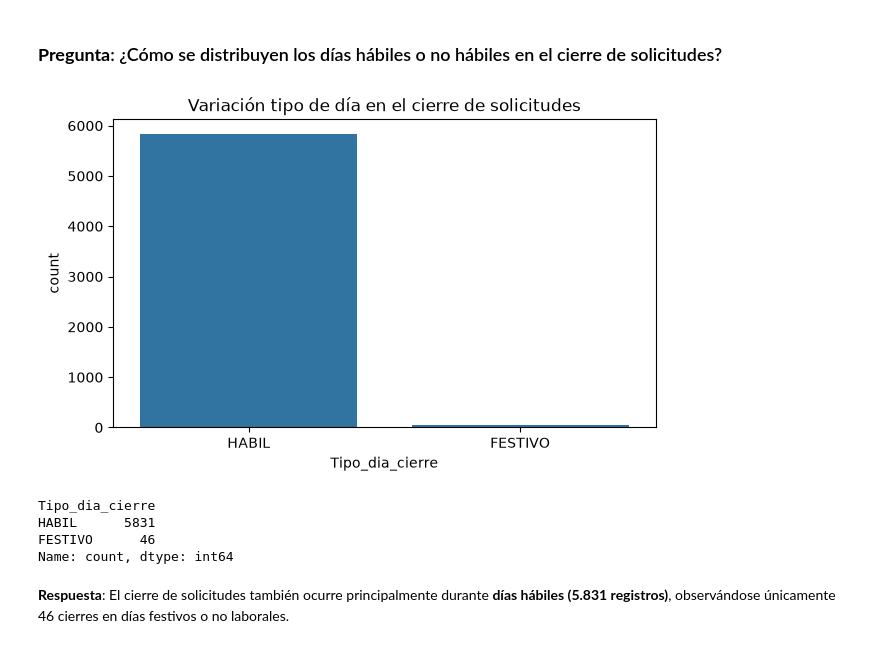
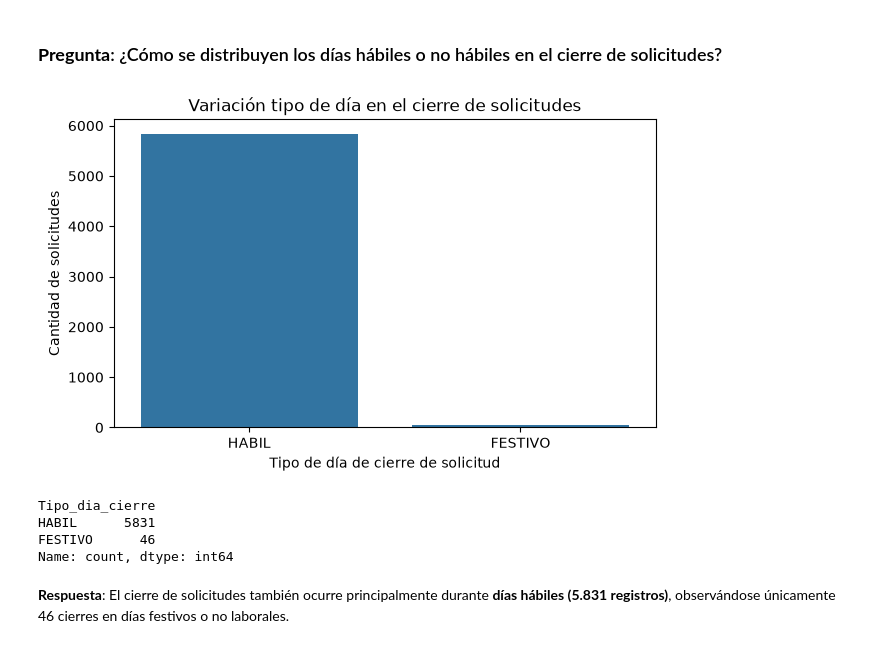
Before and after one commit to DiazJSC/AccesClean_proyecto, a Jupyter notebook: src/03_EDA.ipynb, the cells around one changed output. Saved outputs shown, nothing was run; the diff lists cells and outputs as text; code cells hidden in the pictures.

```diff
--- a/src/03_EDA.ipynb
+++ b/src/03_EDA.ipynb
@@ -227,12 +237,14 @@ Name: count, dtype: int64
 # %%
 plt.figure(figsize=(7,4))
 sns.countplot(data=df, x='Tipo_dia_cierre')
 plt.title("Variación tipo de día en el cierre de solicitudes")
+plt.xlabel("Tipo de día de cierre de solicitud")
+plt.ylabel("Cantidad de solicitudes")
 plt.show()
 
 df['Tipo_dia_cierre'].value_counts()
 # %% [output]
-[figure, old version]
+[figure, new version]
 Tipo_dia_cierre
 HABIL      5831
 FESTIVO      46
```
Also changed, not shown: parts of 18 cells of this notebook, 5 other files.
